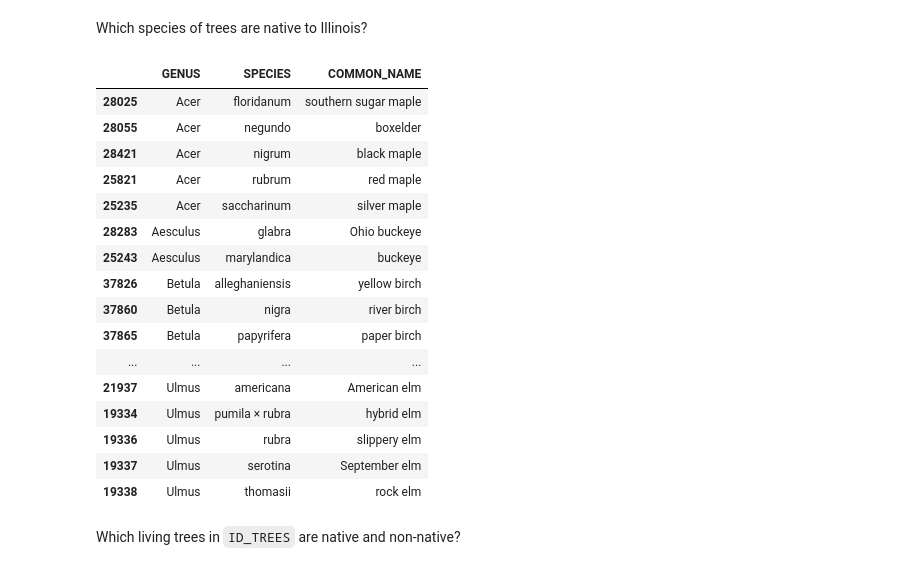
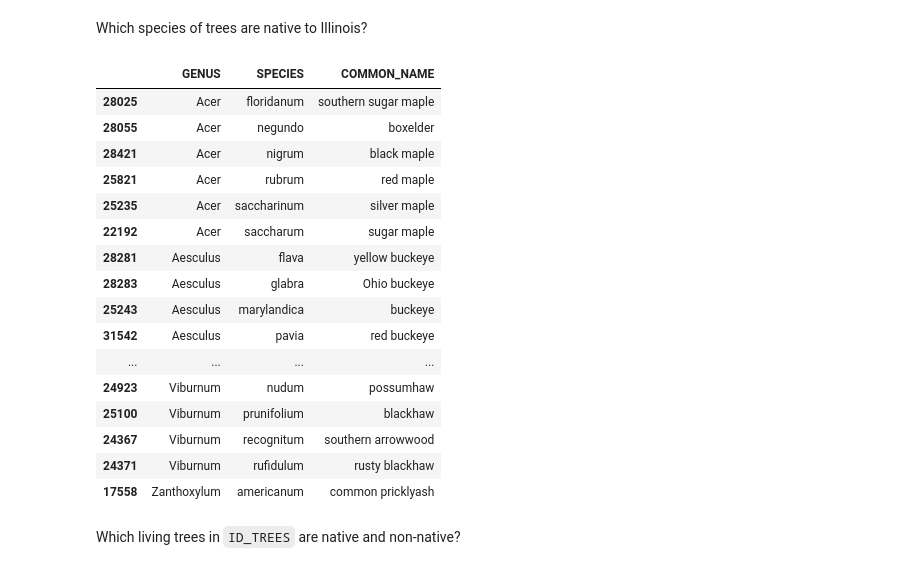
Before and after one commit to fractalate/data-trees, a Jupyter notebook: explore_chicago_il.ipynb, the cells around one changed output. Drawn from its saved outputs; the diff is of its cells as text; code cells hidden in the pictures.

```diff
--- a/explore_chicago_il.ipynb
+++ b/explore_chicago_il.ipynb
@@ -205,37 +205,37 @@ Which species of trees are native to Illinois?
 # %%
 df_native = df_ref_plant_dictionary[(
     (
         (
             df_ref_plant_dictionary['US_NATIVITY'].str.contains('L48(N', na=False, regex=False)  # Native or pobably native in lower 48.
             & ~df_ref_plant_dictionary['US_NATIVITY'].str.contains('IL(I', na=False, regex=False)  # Not invasive in Illinois.
         )
         | df_ref_plant_dictionary['US_NATIVITY'].str.contains('IL(N', na=False, regex=False)  # Native or probably native in Illinois.
     )
     & df_ref_plant_dictionary['STATE_DISTRIBUTION'].str.contains('IL', na=False)  # Is in Illinois.
     & (df_ref_plant_dictionary['SYMBOL_TYPE'] == 'Species')  # Identifies a species (as opposed to a genus).
     & (df_ref_plant_dictionary['VAR'].isna())  # Is not a variety.
     & (df_ref_plant_dictionary['SSP'].isna())  # Is not a subspecies.
-    & (df_ref_plant_dictionary['GROWTH_HABIT'] == 'Tree')  # Is a tree.
+    & (df_ref_plant_dictionary['GROWTH_HABIT'].str.contains('Tree'))  # Is a tree.
 )]
 df_native[['GENUS', 'SPECIES', 'COMMON_NAME']].sort_values(by=['GENUS', 'SPECIES'])
 # %% [output]
 |  | GENUS | SPECIES | COMMON_NAME |
 | 28025 | Acer | floridanum | southern sugar maple |
 | 28055 | Acer | negundo | boxelder |
 | 28421 | Acer | nigrum | black maple |
 | 25821 | Acer | rubrum | red maple |
 | 25235 | Acer | saccharinum | silver maple |
+| 22192 | Acer | saccharum | sugar maple |
+| 28281 | Aesculus | flava | yellow buckeye |
 | 28283 | Aesculus | glabra | Ohio buckeye |
 | 25243 | Aesculus | marylandica | buckeye |
-| 37826 | Betula | alleghaniensis | yellow birch |
-| 37860 | Betula | nigra | river birch |
-| 37865 | Betula | papyrifera | paper birch |
+| 31542 | Aesculus | pavia | red buckeye |
 | ... | ... | ... | ... |
-| 21937 | Ulmus | americana | American elm |
-| 19334 | Ulmus | pumila × rubra | hybrid elm |
-| 19336 | Ulmus | rubra | slippery elm |
-| 19337 | Ulmus | serotina | September elm |
-| 19338 | Ulmus | thomasii | rock elm |
+| 24923 | Viburnum | nudum | possumhaw |
+| 25100 | Viburnum | prunifolium | blackhaw |
+| 24367 | Viburnum | recognitum | southern arrowwood |
+| 24371 | Viburnum | rufidulum | rusty blackhaw |
+| 17558 | Zanthoxylum | americanum | common pricklyash |
 # %% [markdown]
 Which living trees in `ID_TREES` are native and non-native?
 # %%
```
Also changed, not shown: parts of 6 cells of this notebook.
